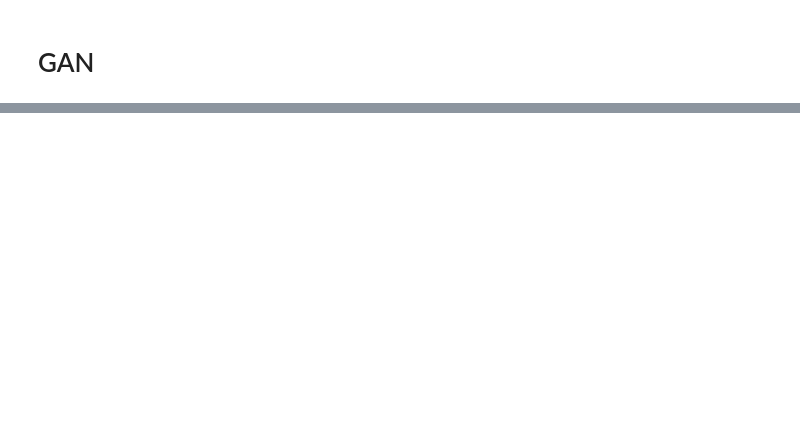
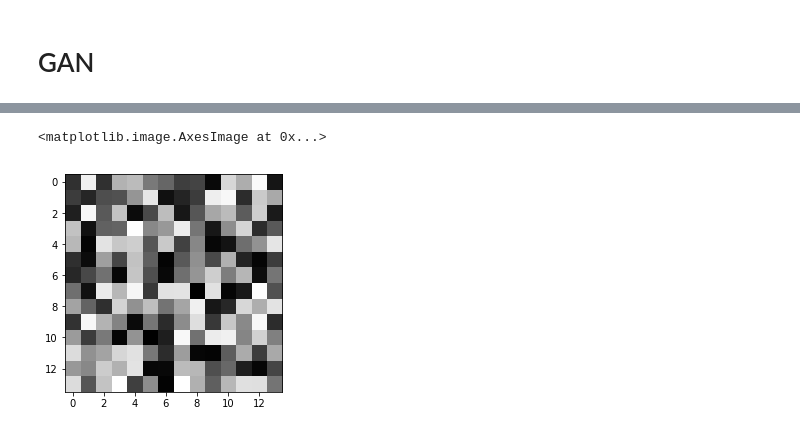
Before and after one commit to wakoki/himatsubushi, a Jupyter notebook: GAN.ipynb, the cells around one changed output, grey strips where cells are left out. Saved outputs shown, nothing was run; the diff lists cells and outputs as text; code cells hidden in the pictures; blank space fills up the shorter version.

```diff
--- a/GAN.ipynb
+++ b/GAN.ipynb
@@ -161 +180,6 @@ len(list)
+# %%
+plt.imshow(list[len(list)-2].reshape(14, 14), cmap='gray')
+# %% [output]
+<matplotlib.image.AxesImage at 0x...>
+[figure, added]
 # %%
```
Also changed, not shown: parts of 10 cells of this notebook.
